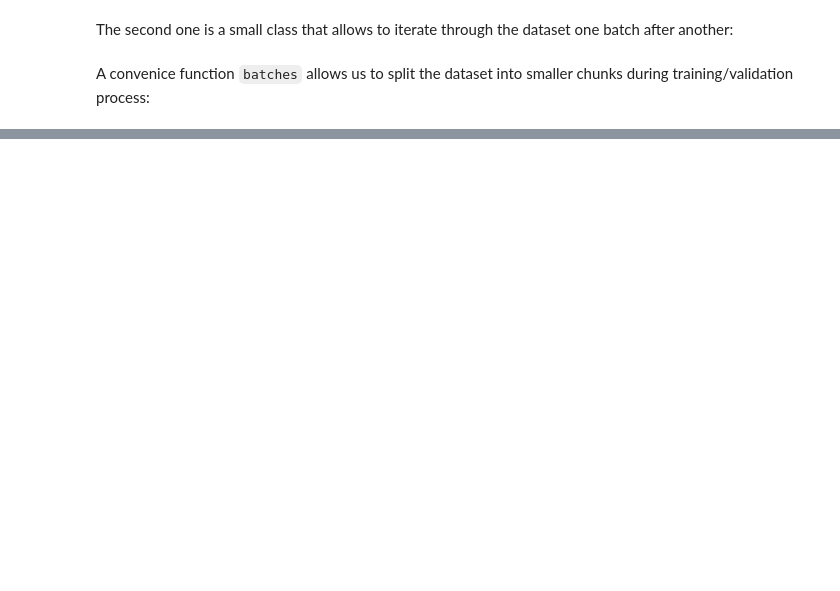
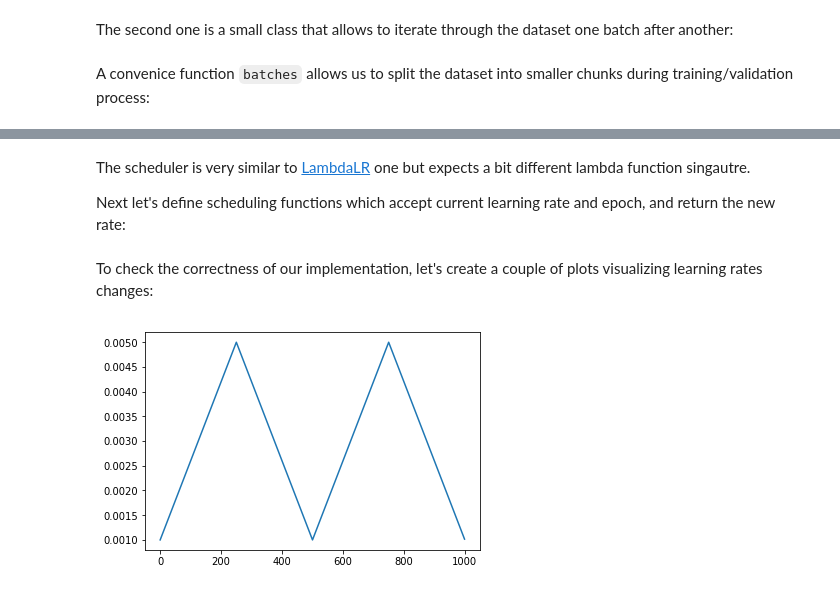
Before and after one commit to devforfu/pytorch_playground, a Jupyter notebook: movielens.ipynb, the cells around one changed output, grey strips where cells are left out. Cells and saved outputs as stored; diff of their text form; code cells hidden in the pictures; blank space fills up the shorter version.

```diff
--- a/movielens.ipynb
+++ b/movielens.ipynb
@@ -226,0 +361,25 @@ def batches(X, y, bs=32, shuffle=True):
+# %% [markdown]
+The scheduler is very similar to [LambdaLR](https://pytorch.org/docs/stable/optim.html#torch.optim.lr_scheduler.LambdaLR) one but expects a bit different lambda function singautre.
+
+Next let's define scheduling functions which accept current learning rate and epoch, and return the new rate:
+# %%
+def triangular(step_size, max_lr, method='triangular', gamma=0.99):
+
+    def scheduler(epoch, base_lr):
+        period = 2 * step_size
+        cycle = math.floor(1 + epoch/period)
+        x = abs(epoch/step_size - 2*cycle + 1)
+        delta = (max_lr - base_lr)*max(0, (1 - x))
+
+        if method == 'triangular':
+            pass  # we've already done
+        elif method == 'triangular2':
+            delta /= float(2 ** (cycle - 1))
+        elif method == 'exp_range':
+            delta *= (gamma**epoch)
+        else:
+            raise ValueError('unexpected method: %s' % method)
+
+        return base_lr + delta
+
+    return scheduler
@@ -226,0 +394,11 @@ def batches(X, y, bs=32, shuffle=True):
+# %% [markdown]
+To check the correctness of our implementation, let's create a couple of plots visualizing learning rates changes:
+# %%
+def plot_lr(schedule):
+    ts = list(range(1000))
+    y = [schedule(t, 0.001) for t in ts]
+    plt.plot(ts, y)
+# %%
+plot_lr(triangular(250, 0.005))
+# %% [output]
+[figure, added]
```
Also changed, not shown: parts of 47 cells of this notebook.
